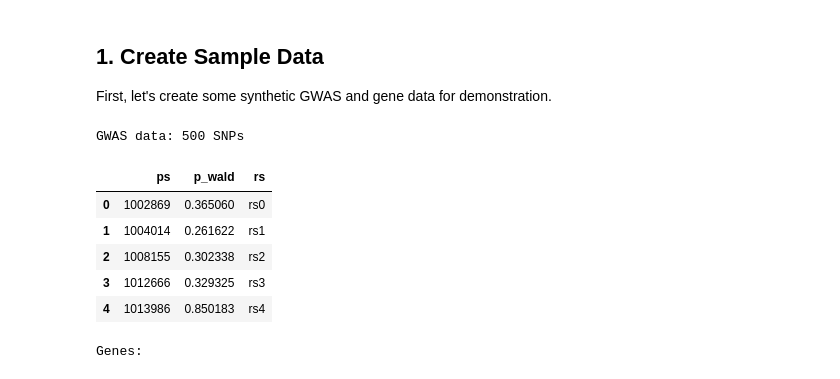
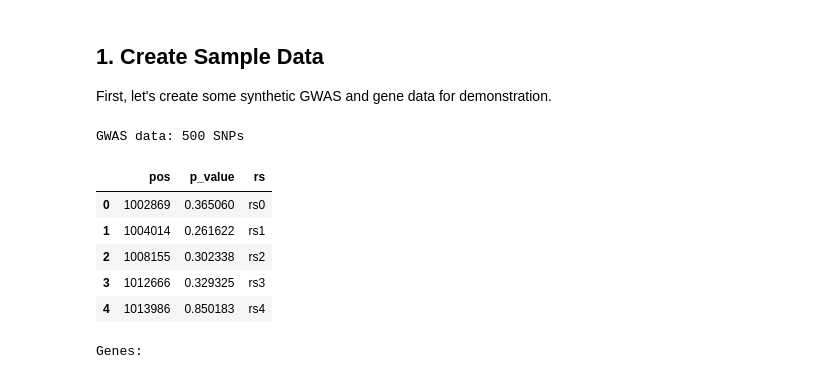
Before and after one commit to michael-denyer/pyLocusZoom, a Jupyter notebook: examples/getting_started.ipynb, the cells around one changed output. Cells and saved outputs as stored; diff of their text form; code cells hidden in the pictures.

```diff
--- a/examples/getting_started.ipynb
+++ b/examples/getting_started.ipynb
@@ -29,32 +29,32 @@ First, let's create some synthetic GWAS and gene data for demonstration.
 # %%
 # Generate synthetic GWAS data
 np.random.seed(42)
 n_snps = 500
 positions = np.sort(np.random.randint(1_000_000, 2_000_000, n_snps))
 
 # Create a peak around position 1,500,000
 p_values = np.ones(n_snps) * 0.5
 peak_center = 1_500_000
 for i, pos in enumerate(positions):
     dist = abs(pos - peak_center)
     if dist < 100_000:
         p_values[i] = 10 ** -(8 * np.exp(-dist / 30_000))
     else:
         p_values[i] = np.random.uniform(0.01, 1)
 
 gwas_df = pd.DataFrame(
     {
-        "ps": positions,
-        "p_wald": p_values,
+        "pos": positions,
+        "p_value": p_values,
         "rs": [f"rs{i}" for i in range(n_snps)],
     }
 )
 
 print(f"GWAS data: {len(gwas_df)} SNPs")
 gwas_df.head()
 # %% [output]
 GWAS data: 500 SNPs
-|  | ps | p_wald | rs |
+|  | pos | p_value | rs |
 | 0 | 1002869 | 0.365060 | rs0 |
 | 1 | 1004014 | 0.261622 | rs1 |
 | 2 | 1008155 | 0.302338 | rs2 |
```
Also changed, not shown: parts of 5 cells of this notebook, 49 other files.
